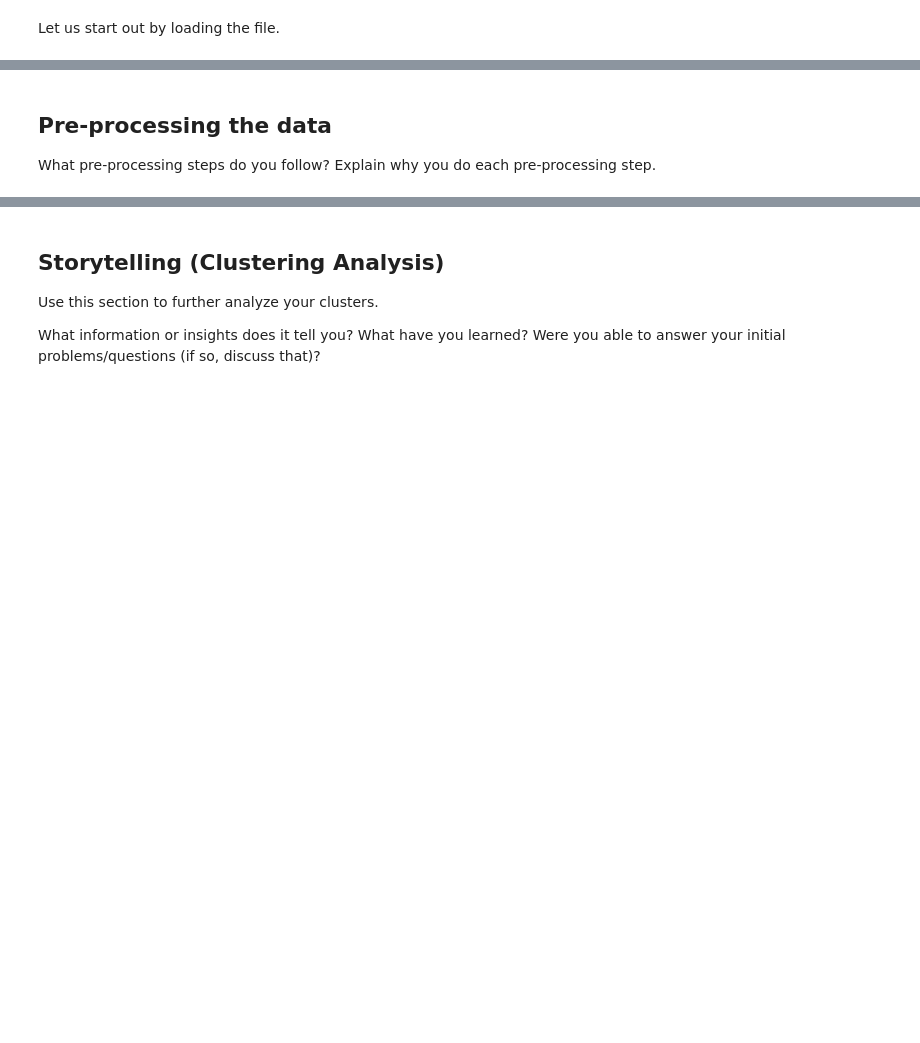
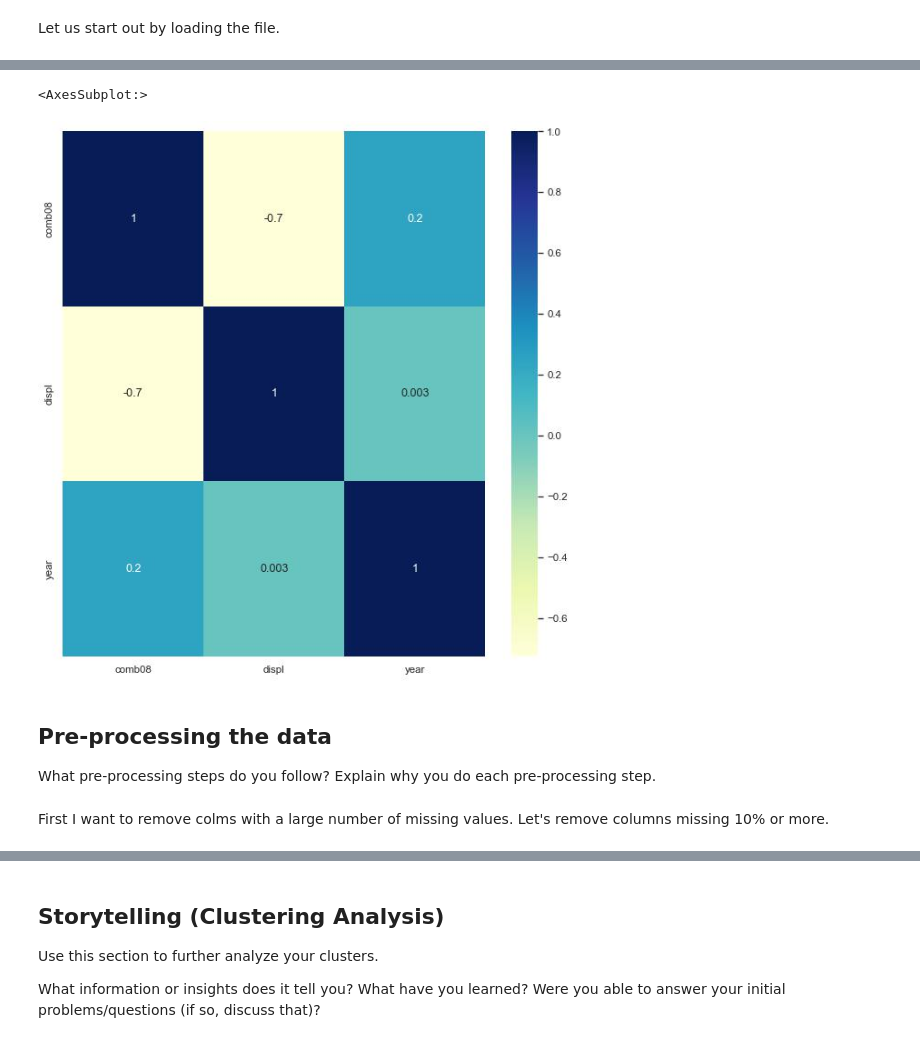
Before and after one commit to matthewasloan95/p4-clustering, a Jupyter notebook: p4.ipynb, the cells around one changed output, grey strips where cells are left out. Drawn from its saved outputs; the diff is of its cells as text; code cells hidden in the pictures; blank space fills up the shorter version.

```diff
--- a/p4.ipynb
+++ b/p4.ipynb
@@ -239,3 +238,10 @@ vf_Windows                       nan
+# %%
+sns.heatmap(mpg_df.corr(), cmap="YlGnBu", annot=True, fmt='.1g')
+# %% [output]
+<AxesSubplot:>
+[figure, added]
 # %% [markdown]
 ## Pre-processing the data
 What pre-processing steps do you follow? Explain why you do each pre-processing step.
+# %% [markdown]
+First I want to remove colms with a large number of missing values. Let's remove columns missing 10% or more.
```
Also changed, not shown: parts of 46 cells of this notebook.
